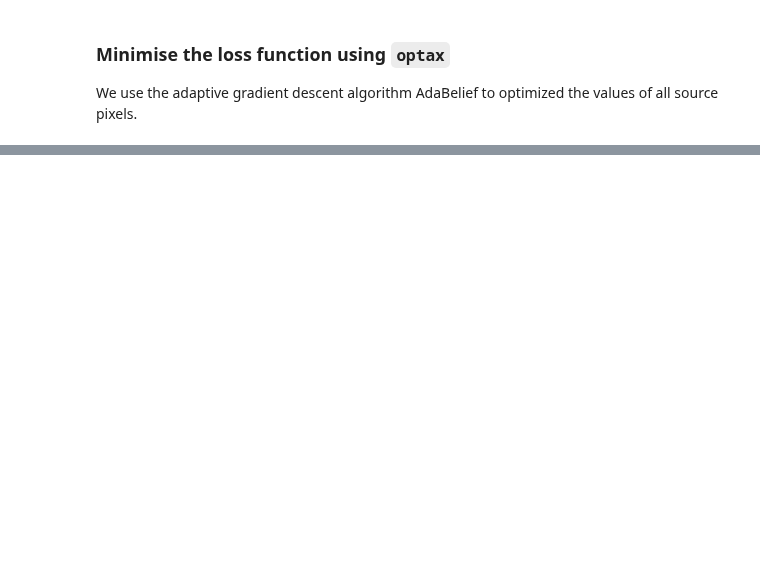
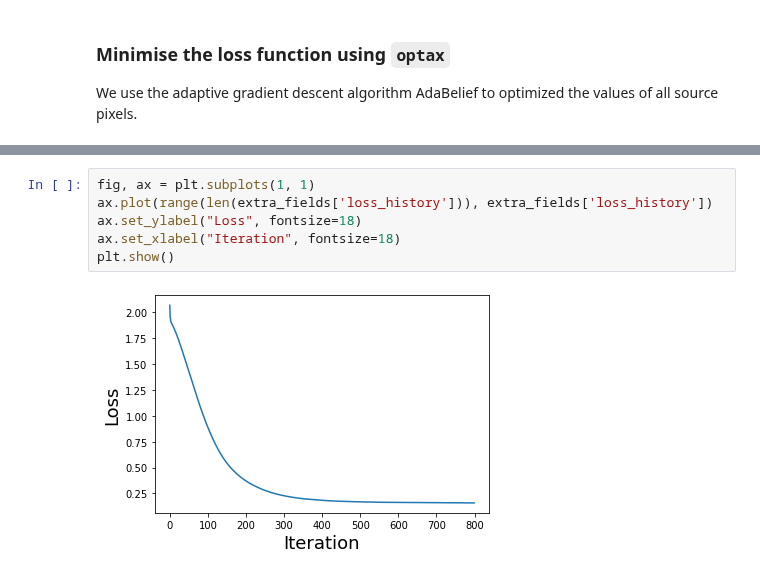
Before and after one commit to Herculens/herculens, a Jupyter notebook: notebooks/herculens__Complex_source_with_wavelets.ipynb, the cells around one changed output, grey strips where cells are left out. Cells and saved outputs as stored; diff of their text form; blank space fills up the shorter version.

```diff
--- a/notebooks/herculens__Complex_source_with_wavelets.ipynb
+++ b/notebooks/herculens__Complex_source_with_wavelets.ipynb
@@ -301,0 +409,8 @@ plt.show()
+# %%
+fig, ax = plt.subplots(1, 1)
+ax.plot(range(len(extra_fields['loss_history'])), extra_fields['loss_history'])
+ax.set_ylabel("Loss", fontsize=18)
+ax.set_xlabel("Iteration", fontsize=18)
+plt.show()
+# %% [output]
+[figure, added]
```
Also changed, not shown: parts of 18 cells of this notebook.
